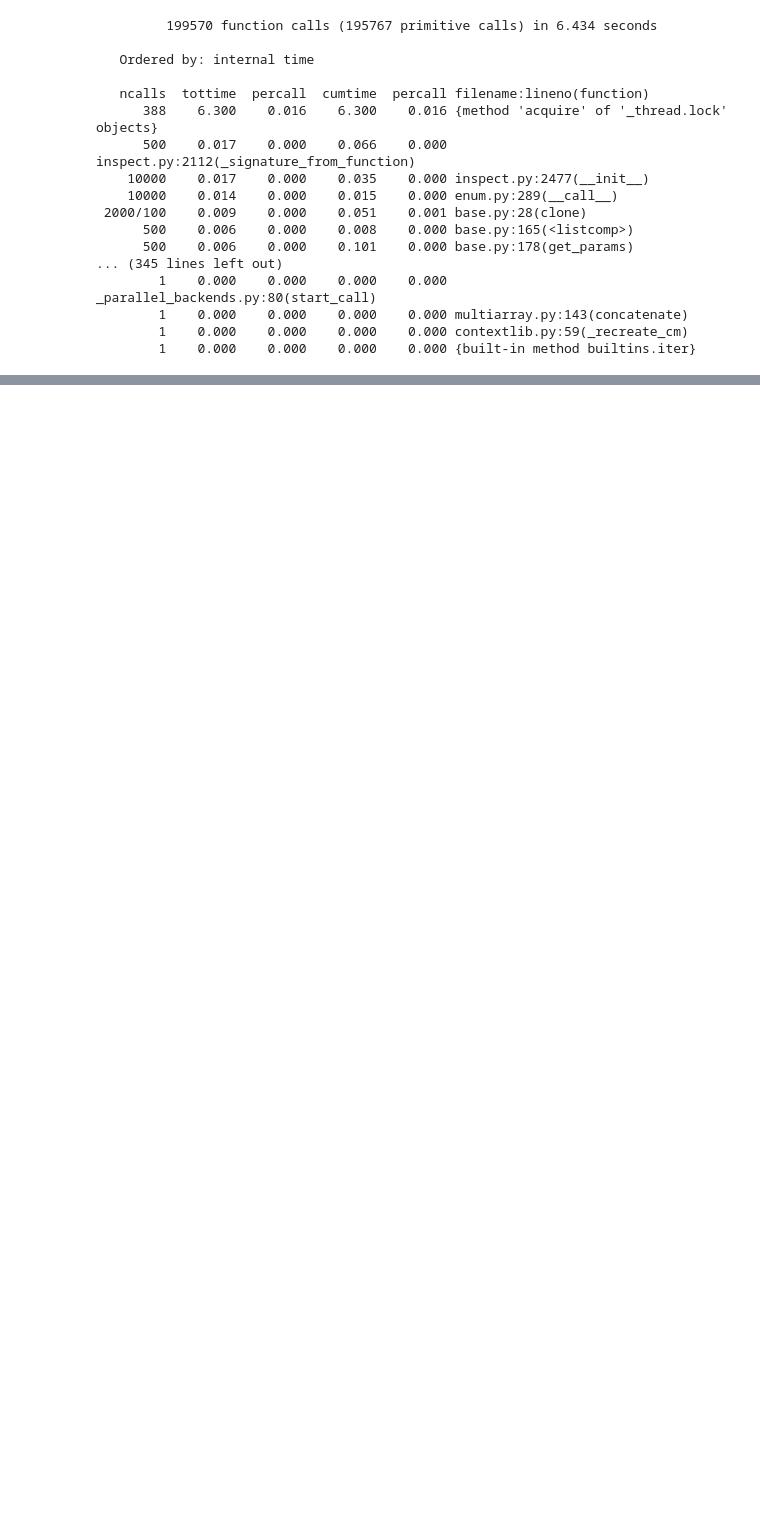
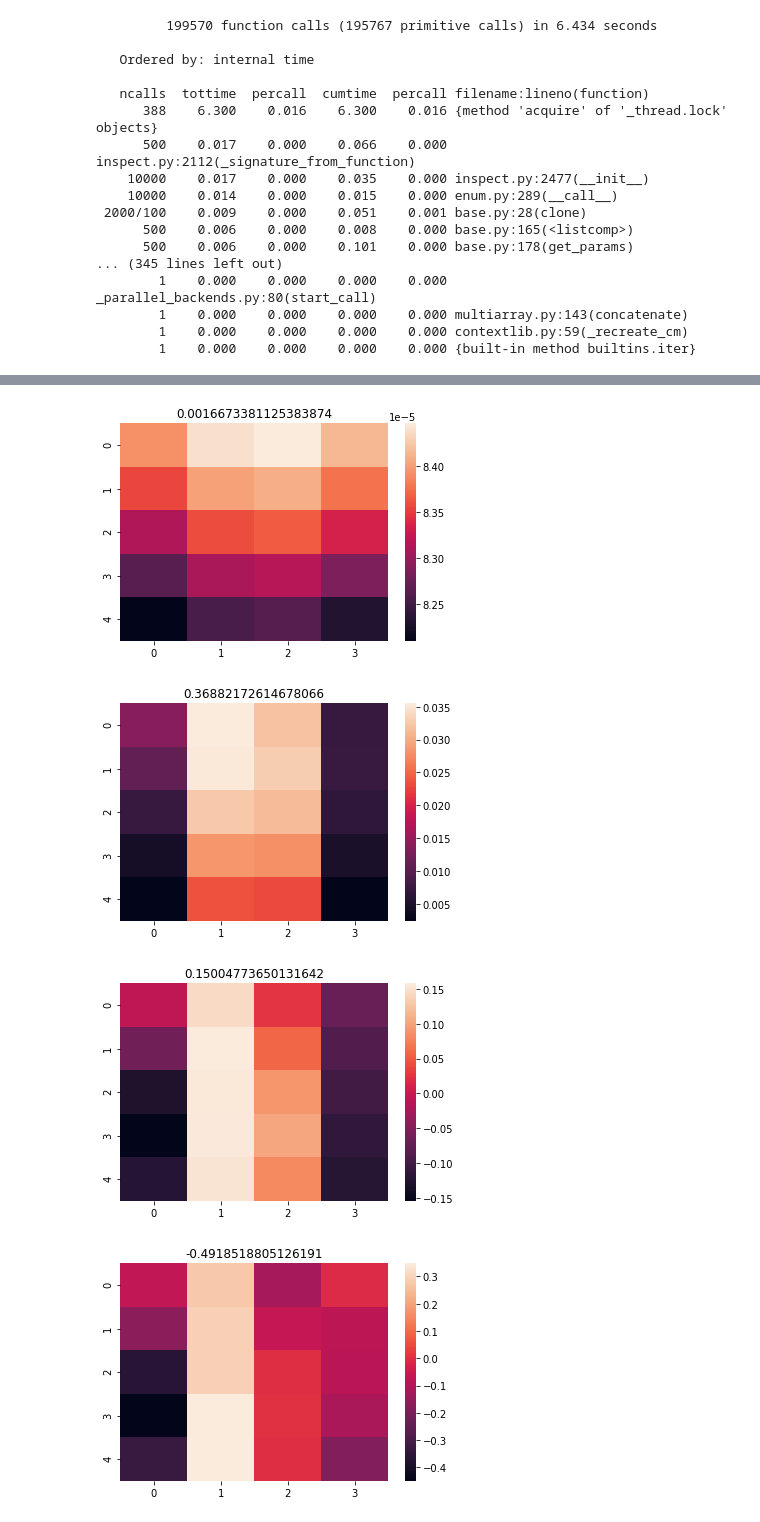
Before and after one commit to NeuroDataDesign/manifold_random_forests, a Jupyter notebook: docs/tutorials/test_morf_split.ipynb, the cells around one changed output, grey strips where cells are left out. Cells and saved outputs as stored; diff of their text form; code cells hidden in the pictures; blank space fills up the shorter version.

```diff
--- a/docs/tutorials/test_morf_split.ipynb
+++ b/docs/tutorials/test_morf_split.ipynb
@@ -477,0 +549,23 @@ print(kernel.shape)
+# %%
+frequency = 0.2
+
+for frequency in np.linspace(0.01, 1.0, 10):
+
+    kernel = gabor_kernel(
+        frequency=frequency,
+        n_stds=3,
+        bandwidth=1.5
+        #                       sigma_x=1, sigma_y=1
+    )
+    test = convolve(sample_X[0, ...], kernel, mode="same")
+    plt.figure()
+    sns.heatmap(test.real)
+    plt.title(test.real.sum())
+
+    # plt.figure()
+    # sns.heatmap(kernel.imag)
+# %% [output]
+[figure, added]
+[figure, added]
+[figure, added]
+[figure, added]
```
Also changed, not shown: parts of 32 cells of this notebook, 14 other files.
